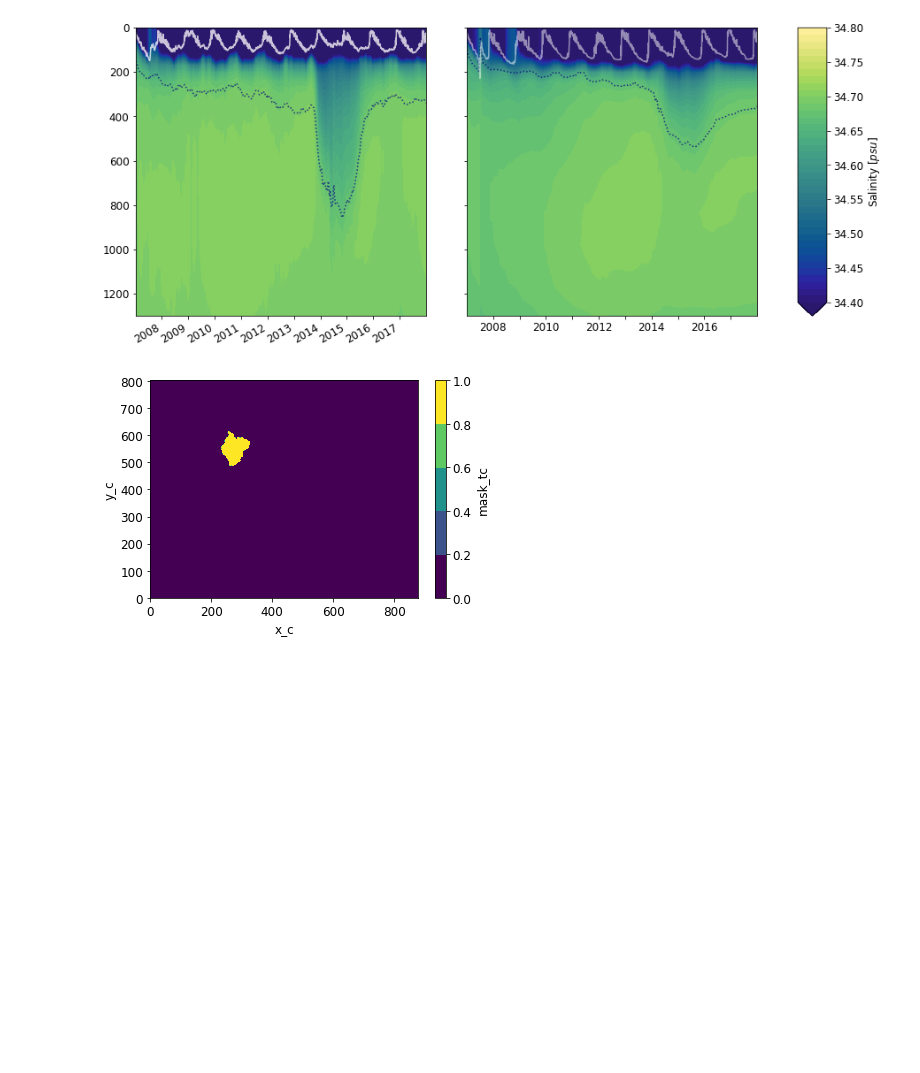
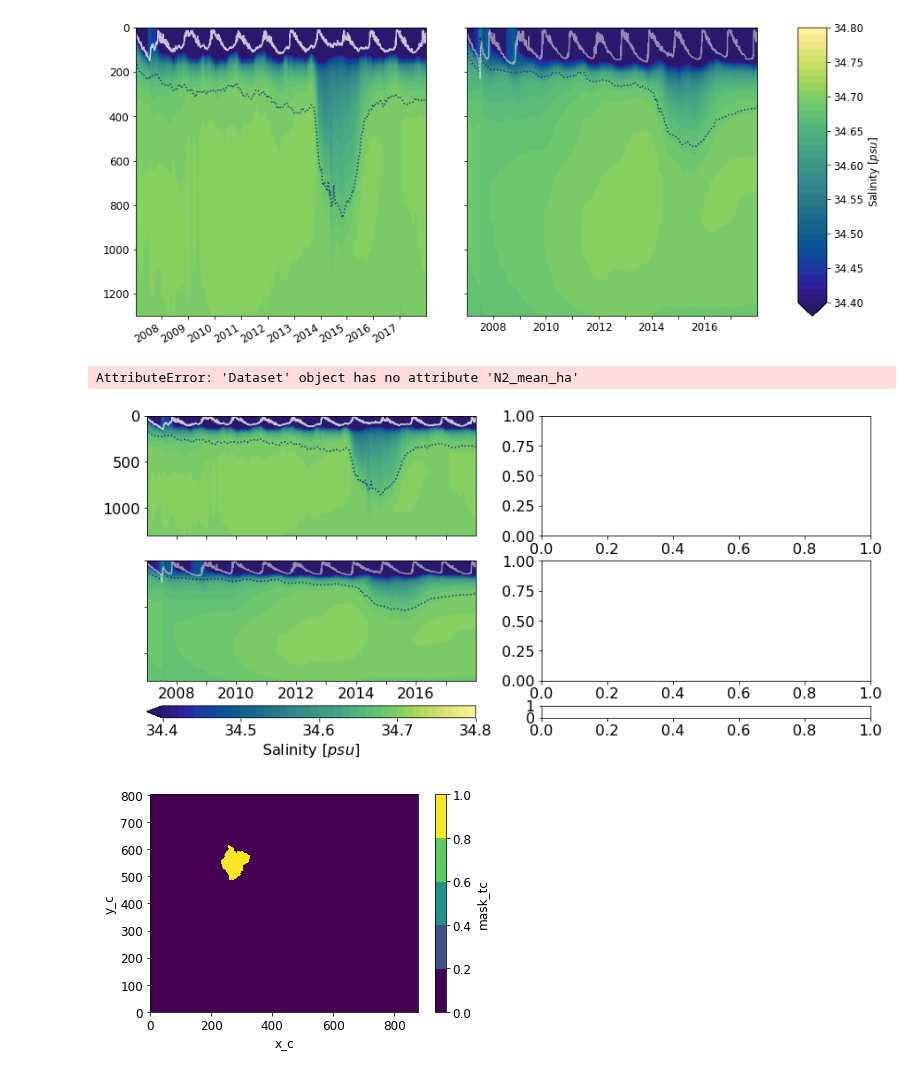
Before and after one commit to bguelk/JGR_2023_MaudRise, a Jupyter notebook: plot_figures/Untitled.ipynb, the cells around one changed output. Cells and saved outputs as stored; diff of their text form; code cells hidden in the pictures; blank space fills up the shorter version.

```diff
--- a/plot_figures/Untitled.ipynb
+++ b/plot_figures/Untitled.ipynb
@@ -178,6 +247,66 @@ plt.colorbar(ct1,cax=axes[2],orientation="vertical",label='Salinity [$psu$]')#,t
 16
 <matplotlib.colorbar.Colorbar at 0x...>
 [figure]
+# %%
+
+
+fig,axes=plt.subplots(3,2,figsize=(14,6),gridspec_kw={'height_ratios':[1,1,0.1],'hspace':.3})
+ax=axes[0,0]
+cs1=ds36.S_mean_ha.rolling(t=5,center=True).mean().plot.contourf(x='t',y='depth',ax=ax,cmap=cmo.haline,vmin=34.4,vmax=34.8,levels=41,add_colorbar=False)
+c1=ds36.sig0_ha36.rolling(t=7,center=True).mean().plot.contour(x='t',y='depth',ax=ax,levels=[27.67],colors='navy',alpha=.75,linestyles=':')
+ds36.MLD_mean_ha.plot(ax=ax,color='w',alpha=.75,linestyle='-')
+ax.set_ylabel('')
+ax.set_xlabel('')
+ax.set_title('')
+ax.set_xticklabels('')
+#ax.set_yticklabels('')
+ax.set_ylim(1300,0)
+ax.set_xlim((time_array36[1],time_array36[-163]))
+
+ax=axes[1,0]
+ds36.S_mean_tc.rolling(t=5,center=True).mean().plot.contourf(x='t',y='depth',ax=ax,cmap=cmo.haline,vmin=34.4,vmax=34.8,levels=41,add_colorbar=False)#,cmap=colors_halo,vmin=-.5,vmax=1.,levels=n_lev,add_colorbar=False)#,hatches=['//','//','//','//','//','//','//','//','//','//','','','','','',''])
+c3=ds36.sig0_tc36.rolling(t=7,center=True).mean().plot.contour(x='t',y='depth',ax=ax,levels=[27.67],colors='navy',alpha=.75,linestyles=':')
+ds36.MLD_mean_tc.plot(ax=ax,color='w',alpha=.5)
+ax.set_ylabel('')
+ax.set_xlabel('')
+ax.set_title('')
+ax.set_xticklabels(['','2008','','2010','','2012','','2014','','2016',''])
+plt.setp(ax.get_xticklabels(), ha="center", rotation=0)
+ax.set_yticklabels('')
+ax.set_ylim(1300,0)
+ax.set_xlim((time_array36[1],time_array36[-163]))
+plt.colorbar(cs1,cax=axes[2,0],orientation="horizontal",label='Salinity [$psu$]',ticks=np.arange(34.4,34.9,0.1))
+
+
+
+ax=axes[0,1]
+cn1=ds36.N2_mean_ha.rolling(t=5,center=True).mean().plot.contourf(x='t',y='depth',ax=ax,cmap='plasma',vmin=34.4,vmax=34.8,levels=41,add_colorbar=False)
+c1=ds36.sig0_ha36.rolling(t=7,center=True).mean().plot.contour(x='t',y='depth',ax=ax,levels=[27.67],colors='navy',alpha=.75,linestyles=':')
+ds36.MLD_mean_ha.plot(ax=ax,color='w',alpha=.75,linestyle='-')
+ax.set_ylabel('')
+ax.set_xlabel('')
+ax.set_title('')
+ax.set_xticklabels('')
+#ax.set_yticklabels('')
+ax.set_ylim(1300,0)
+ax.set_xlim((time_array36[1],time_array36[-163]))
+
+ax=axes[1,1]
+ds36.N2_mean_tc.rolling(t=5,center=True).mean().plot.contourf(x='t',y='depth',ax=ax,cmap='plasma',vmin=34.4,vmax=34.8,levels=41,add_colorbar=False)#,cmap=colors_halo,vmin=-.5,vmax=1.,levels=n_lev,add_colorbar=False)#,hatches=['//','//','//','//','//','//','//','//','//','//','','','','','',''])
+c3=ds36.sig0_tc36.rolling(t=7,center=True).mean().plot.contour(x='t',y='depth',ax=ax,levels=[27.67],colors='navy',alpha=.75,linestyles=':')
+ds36.MLD_mean_tc.plot(ax=ax,color='w',alpha=.5)
+ax.set_ylabel('')
+ax.set_xlabel('')
+ax.set_title('')
+ax.set_xticklabels(['','2008','','2010','','2012','','2014','','2016',''])
+plt.setp(ax.get_xticklabels(), ha="center", rotation=0)
+ax.set_yticklabels('')
+ax.set_ylim(1300,0)
+ax.set_xlim((time_array36[1],time_array36[-163]))
+plt.colorbar(cn1,cax=axes[2,1],orientation="horizontal",label='Salinity [$psu$]',ticks=np.arange(34.4,34.9,0.1))
+# %% [output]
+AttributeError: 'Dataset' object has no attribute 'N2_mean_ha'
+[figure, added]
 # %%
 # compute heat content of the 50 to 600m of the water column, according to de Steur
 # they compute the heat anomaly wrt the lowest observed value.
```
Also changed, not shown: parts of 7 cells of this notebook, 2 other files.
